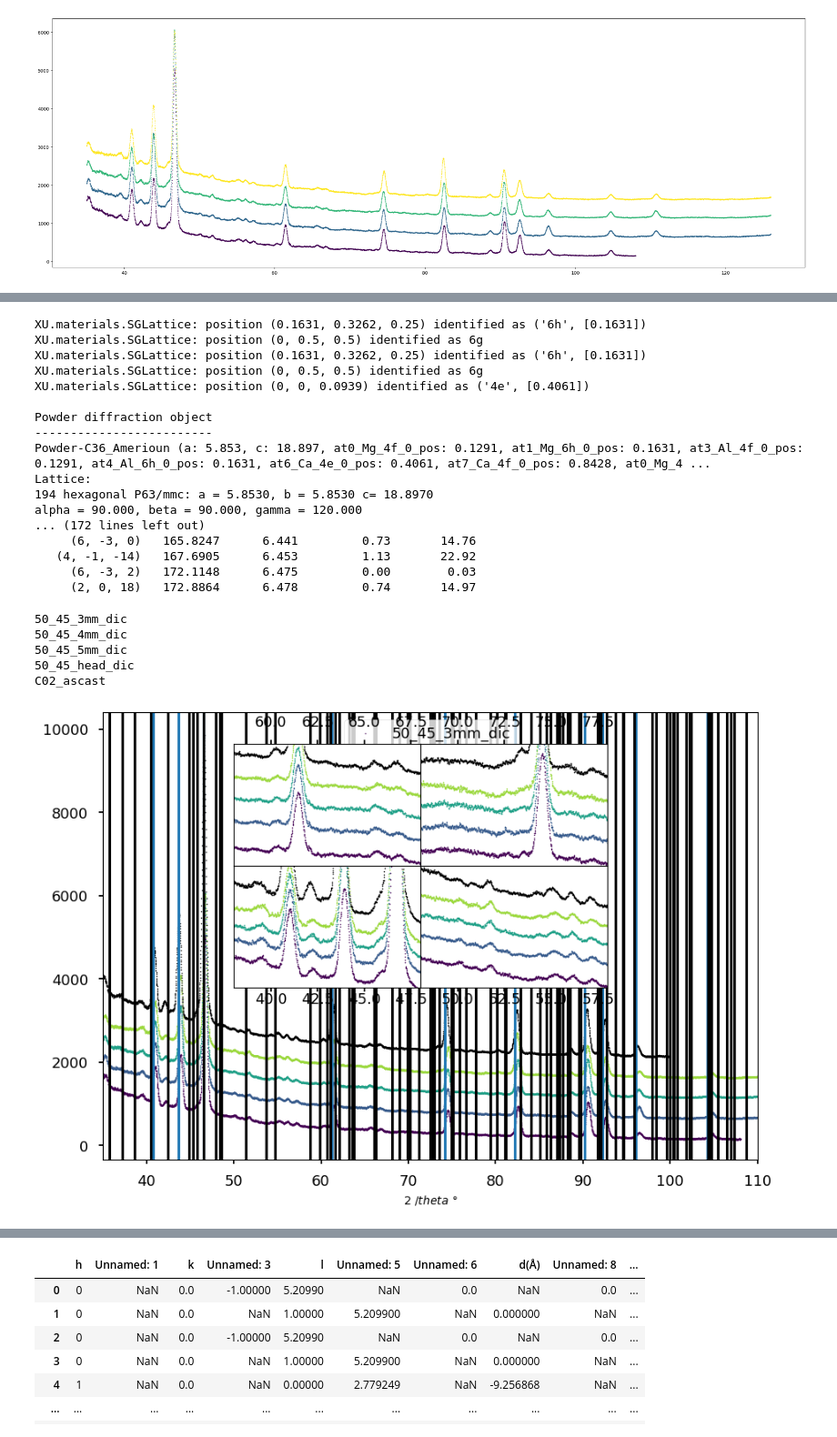
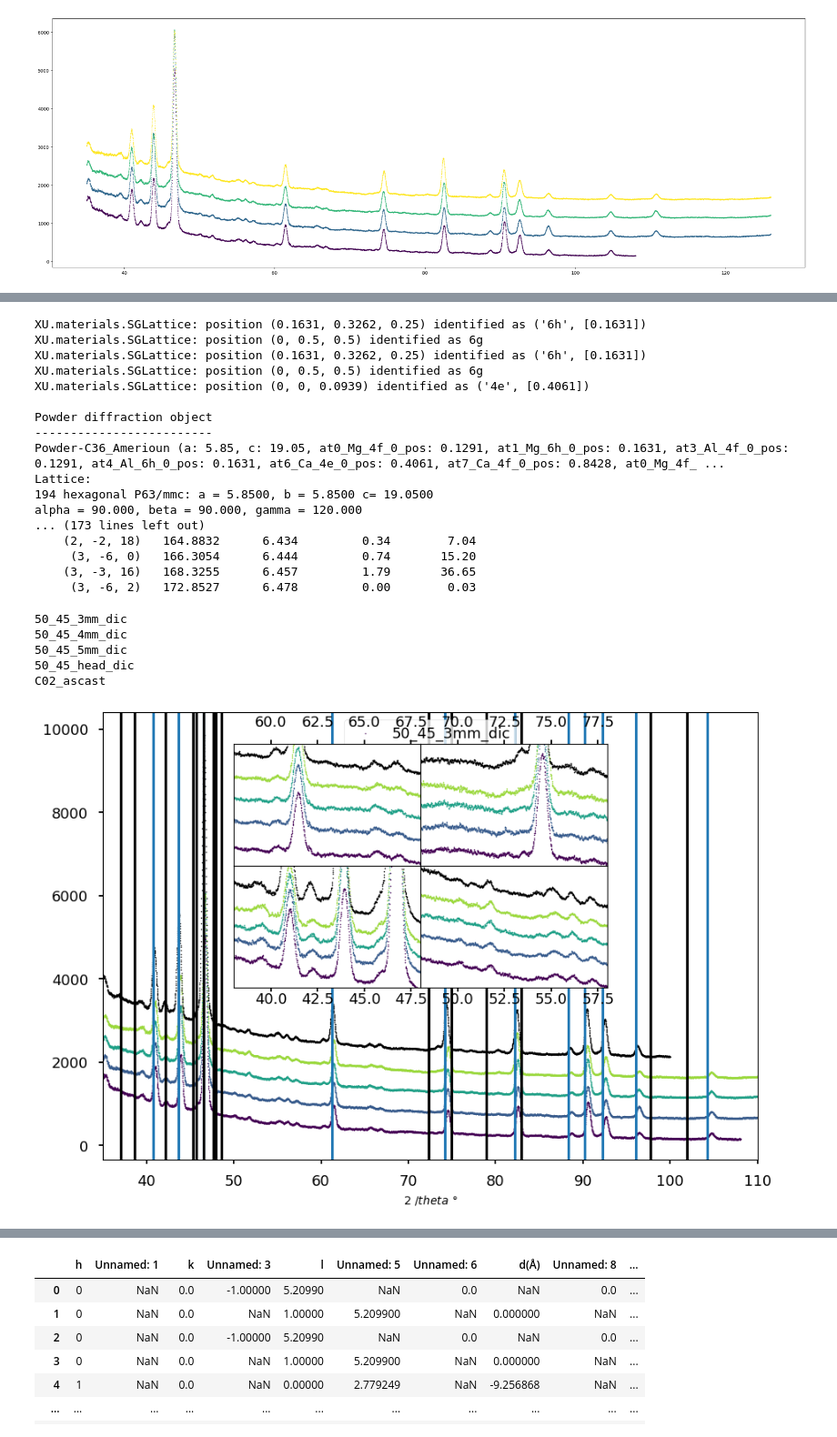
Before and after one commit to potsci/random_projects, a Jupyter notebook: xrd/peak_finding_xrd.ipynb, the cells around one changed output, grey strips where cells are left out. Shown at 91% size. Saved outputs shown, nothing was run; the diff lists cells and outputs as text; code cells hidden in the pictures.

```diff
--- a/xrd/peak_finding_xrd.ipynb
+++ b/xrd/peak_finding_xrd.ipynb
@@ -122,11 +122,11 @@ for key in df['fname'].unique():
     data=df[df['fname']==key]
     ax.scatter(data['2theta'],data['intensity']+i*500,s=0.5,color=rgb[i],label=key)
     i=i+1
-ax.legend()
-ax.set_xlim(35,110)
+ax.legend(markerscale=10)
+ax.set_xlim(35,100)
 plt.subplots
 ax.set_xlabel('2 $/theta$ °')
-axins = inset_axes(ax, width=2.3,loc='upper right' ,height=1.5,bbox_to_anchor=(530,450))
+axins = inset_axes(ax, width=2,loc='upper right' ,height=1.5,bbox_to_anchor=(500,450))
 i=0
 for key in df['fname'].unique():
     # print(key)
@@ -139,7 +139,7 @@ axins.set_yticks([])
 axins.set_xlabel('2 theta')
 axins.xaxis.set_label_position('top')
 axins.tick_params(axis='x', which='major', pad=1)
-axins2 = inset_axes(ax, width=2.3,loc='upper right' ,height=1.5,bbox_to_anchor=(760,450))
+axins2 = inset_axes(ax, width=2,loc='upper right' ,height=1.5,bbox_to_anchor=(700,450))
 i=0
 for key in df['fname'].unique():
     # print(key)
@@ -151,7 +151,7 @@ axins2.set_xlim(48,58)
 axins2.set_ylim(450,1750)
 axins2.tick_params(axis='x', which='major', pad=1)
 
-axins3 = inset_axes(ax, width=2.3,loc='upper right' ,height=1.5,bbox_to_anchor=(530,600))
+axins3 = inset_axes(ax, width=2,loc='upper right' ,height=1.5,bbox_to_anchor=(500,600))
 i=0
 for key in df['fname'].unique():
     # print(key)
@@ -163,7 +163,7 @@ axins3.set_xlim(58,68)
 axins3.set_ylim(300,1400)
 axins3.xaxis.tick_top()
 
-axins4 = inset_axes(ax, width=2.3,loc='upper right' ,height=1.5,bbox_to_anchor=(760,600))
+axins4 = inset_axes(ax, width=2,loc='upper right' ,height=1.5,bbox_to_anchor=(700,600))
 i=0
 for key in df['fname'].unique():
     # print(key)
@@ -213,7 +213,7 @@ Ca= xu.materials.elements.Ca
 # c36_lattice=xu.materials.SGLattice(194, 5.853,18.897,)
 # c36_wyck=c36_lattice.WyckofBase
 wb=xu.materials.spacegrouplattice.WyckoffBase
-C36 = xu.materials.Crystal('C36_Amerioun',xu.materials.SGLattice(194, 5.853,18.897,
+C36 = xu.materials.Crystal('C36_Amerioun',xu.materials.SGLattice(194, 5.85,19.05,
                                                                  atoms=[Mg,Mg,Mg,Al,Al,Al,Ca,Ca],
                                                                  pos=[('4f',0.1291),(0.1631,0.3262,0.25),(0,0.5,0.5),('4f',0.1291),(0.1631,0.3262,0.25),(0,0.5,0.5),(0,0,0.0939),('4f',0.8428)],
                                                                  occ=[0.28,0.19,0.5,0.72,0.81,0.5,1,1]
@@ -253,15 +253,17 @@ XU.materials.SGLattice: position (0, 0, 0.0939) identified as ('4e', [0.4061])
 
 Powder diffraction object
 -------------------------
-Powder-C36_Amerioun (a: 5.853, c: 18.897, at0_Mg_4f_0_pos: 0.1291, at1_Mg_6h_0_pos: 0.1631, at3_Al_4f_0_pos: 0.1291, at4_Al_6h_0_pos: 0.1631, at6_Ca_4e_0_pos: 0.4061, at7_Ca_4f_0_pos: 0.8428, at0_Mg_4 ...
+Powder-C36_Amerioun (a: 5.85, c: 19.05, at0_Mg_4f_0_pos: 0.1291, at1_Mg_6h_0_pos: 0.1631, at3_Al_4f_0_pos: 0.1291, at4_Al_6h_0_pos: 0.1631, at6_Ca_4e_0_pos: 0.4061, at7_Ca_4f_0_pos: 0.8428, at0_Mg_4f_ ...
 Lattice:
-194 hexagonal P63/mmc: a = 5.8530, b = 5.8530 c= 18.8970
+194 hexagonal P63/mmc: a = 5.8500, b = 5.8500 c= 19.0500
 alpha = 90.000, beta = 90.000, gamma = 120.000
-... (172 lines left out)
-     (6, -3, 0)   165.8247      6.441         0.73       14.76
-   (4, -1, -14)   167.6905      6.453         1.13       22.92
-     (6, -3, 2)   172.1148      6.475         0.00        0.03
-     (2, 0, 18)   172.8864      6.478         0.74       14.97
+... (173 lines left out)
+    (2, -2, 18)   164.8832      6.434         0.34        7.04
+     (3, -6, 0)   166.3054      6.444         0.74       15.20
+    (3, -3, 16)   168.3255      6.457         1.79       36.65
+     (3, -6, 2)   172.8527      6.478         0.00        0.03
+# %%
+max_c36=max(intensities_c36)
 # %%
 plt.style.use('seaborn-talk')
 fig,ax=plt.subplots()
@@ -283,11 +285,15 @@ ax.set_xlim(35,110)
 plt.subplots
 ax.set_xlabel('2 $/theta$ °')
 axins = inset_axes(ax, width=2.3,loc='upper right' ,height=1.5,bbox_to_anchor=(530,450))
-i=0
+
 for ang in angles_mg:
     ax.axvline(x=ang,ymin=0,ymax=5000)
+k=0
 for ang in angles_c36:
-    ax.axvline(x=ang,ymin=0,ymax=5000,color='black')
+    if intensities_c36[k]>0.1*max_c36:
+        ax.axvline(x=ang,ymin=0,ymax=5000,color='black')
+    k=k+1
+i=0
 for key in df['fname'].unique():
     # print(key)
     data=df[df['fname']==key]
@@ -314,31 +320,31 @@ axins2.tick_params(axis='x', which='major', pad=1)
 axins3 = inset_axes(ax, width=2.3,loc='upper right' ,height=1.5,bbox_to_anchor=(530,600))
 i=0
 for key in df['fname'].unique():
     # print(key)
     data=df[df['fname']==key]
     axins3.scatter(data['2theta'],data['intensity']+i*200,s=0.5,color=rgb[i],label=key)
     i=i+1
 axins3.set_yticks([])
 axins3.set_xlim(58,68)
 axins3.set_ylim(300,1400)
 axins3.xaxis.tick_top()
 
 axins4 = inset_axes(ax, width=2.3,loc='upper right' ,height=1.5,bbox_to_anchor=(760,600))
 i=0
 for key in df['fname'].unique():
     # print(key)
     data=df[df['fname']==key]
     axins4.scatter(data['2theta'],data['intensity']+i*120,s=0.5,color=rgb[i],label=key)
     i=i+1
 axins4.set_yticks([])
 axins4.set_xlim(68,78)
 
 axins4.set_ylim(250,900)
 axins4.xaxis.tick_top()
 # %% [output]
 50_45_3mm_dic
 50_45_4mm_dic
 50_45_5mm_dic
 50_45_head_dic
 C02_ascast
-[figure, old version]
+[figure, new version]
```
Also changed, not shown: parts of 5 cells of this notebook, 10 other files.
